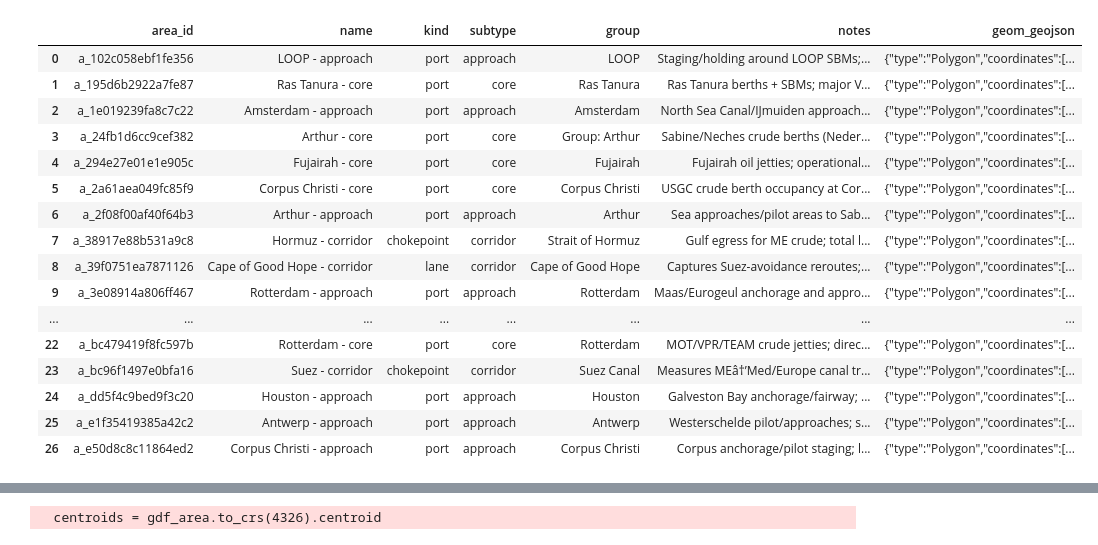
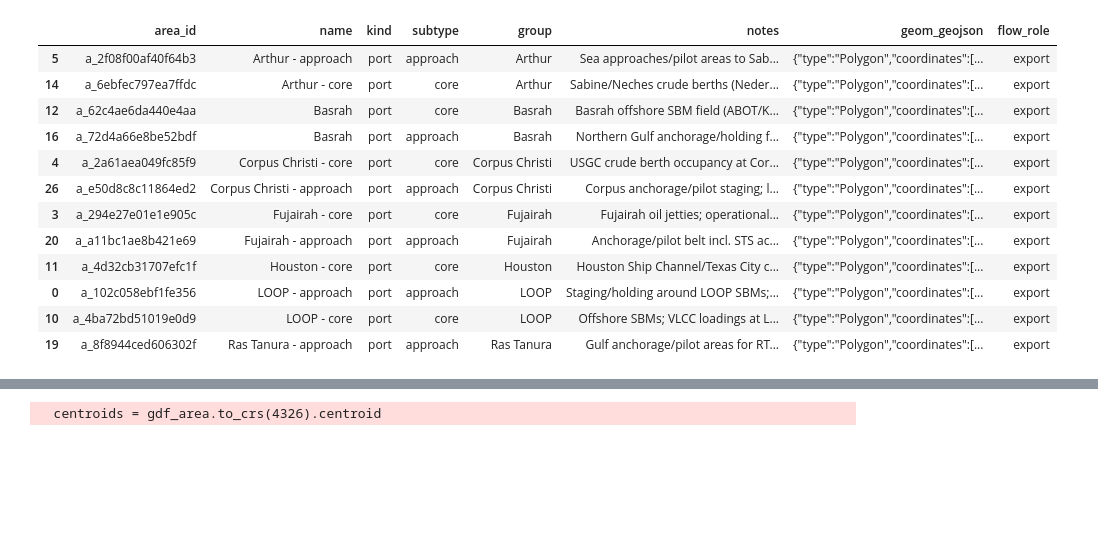
Before and after one commit to amitchell-thomson/ais-tracker, a Jupyter notebook: modeling/notebooks/exploration.ipynb, the cells around one changed output, grey strips where cells are left out. Drawn from its saved outputs; the diff is of its cells as text; code cells hidden in the pictures; blank space fills up the shorter version.

Commit message:
seeding flow roles and cleaning workflow

```diff
--- a/modeling/notebooks/exploration.ipynb
+++ b/modeling/notebooks/exploration.ipynb
@@ -1,46 +1,42 @@
 # %%
 import pandas as pd
 from sqlalchemy import create_engine, text
 
 DB_URL = "postgresql+psycopg2://ais:aispass@localhost:5432/ais"
 engine = create_engine(DB_URL)
 
 # If you just want tabular fields (and geometry as readable text/GeoJSON):
 area_sql = text("""
     SELECT area_id, name, kind, subtype, "group", notes,
-           ST_AsGeoJSON(geom, 6) AS geom_geojson
+           ST_AsGeoJSON(geom, 6) AS geom_geojson, flow_role
     FROM public.area
     ORDER BY area_id
 """)
 gate_sql = text("""
     SELECT gate_id, area_id, name, kind, subtype, "group", notes,
            ST_AsGeoJSON(geom, 6) AS geom_geojson
     FROM public.area_gate
     ORDER BY gate_id
 """)
 
 df_area = pd.read_sql(area_sql, engine)
 df_gate = pd.read_sql(gate_sql, engine)
 
-df_area
+df_area[df_area['flow_role'] == 'export'].sort_values(by="group")
 # %% [output]
-|  | area_id | name | kind | subtype | group | notes | geom_geojson |
-| 0 | a_102c058ebf1fe356 | LOOP - approach | port | approach | LOOP | Staging/holding around LOOP SBMs;... | {"type":"Polygon","coordinates":[... |
-| 1 | a_195d6b2922a7fe87 | Ras Tanura - core | port | core | Ras Tanura | Ras Tanura berths + SBMs; major V... | {"type":"Polygon","coordinates":[... |
-| 2 | a_1e019239fa8c7c22 | Amsterdam - approach | port | approach | Amsterdam | North Sea Canal/IJmuiden approach... | {"type":"Polygon","coordinates":[... |
-| 3 | a_24fb1d6cc9cef382 | Arthur - core | port | core | Group: Arthur | Sabine/Neches crude berths (Neder... | {"type":"Polygon","coordinates":[... |
-| 4 | a_294e27e01e1e905c | Fujairah - core | port | core | Fujairah | Fujairah oil jetties; operational... | {"type":"Polygon","coordinates":[... |
-| 5 | a_2a61aea049fc85f9 | Corpus Christi - core | port | core | Corpus Christi | USGC crude berth occupancy at Cor... | {"type":"Polygon","coordinates":[... |
-| 6 | a_2f08f00af40f64b3 | Arthur - approach | port | approach | Arthur | Sea approaches/pilot areas to Sab... | {"type":"Polygon","coordinates":[... |
-| 7 | a_38917e88b531a9c8 | Hormuz - corridor | chokepoint | corridor | Strait of Hormuz | Gulf egress for ME crude; total l... | {"type":"Polygon","coordinates":[... |
-| 8 | a_39f0751ea7871126 | Cape of Good Hope - corridor | lane | corridor | Cape of Good Hope | Captures Suez-avoidance reroutes;... | {"type":"Polygon","coordinates":[... |
-| 9 | a_3e08914a806ff467 | Rotterdam - approach | port | approach | Rotterdam | Maas/Eurogeul anchorage and appro... | {"type":"Polygon","coordinates":[... |
-| ... | ... | ... | ... | ... | ... | ... | ... |
-| 22 | a_bc479419f8fc597b | Rotterdam - core | port | core | Rotterdam | MOT/VPR/TEAM crude jetties; direc... | {"type":"Polygon","coordinates":[... |
-| 23 | a_bc96f1497e0bfa16 | Suez - corridor | chokepoint | corridor | Suez Canal | Measures MEâ†’Med/Europe canal tr... | {"type":"Polygon","coordinates":[... |
-| 24 | a_dd5f4c9bed9f3c20 | Houston - approach | port | approach | Houston | Galveston Bay anchorage/fairway; ... | {"type":"Polygon","coordinates":[... |
-| 25 | a_e1f35419385a42c2 | Antwerp - approach | port | approach | Antwerp | Westerschelde pilot/approaches; s... | {"type":"Polygon","coordinates":[... |
-| 26 | a_e50d8c8c11864ed2 | Corpus Christi - approach | port | approach | Corpus Christi | Corpus anchorage/pilot staging; l... | {"type":"Polygon","coordinates":[... |
+|  | area_id | name | kind | subtype | group | notes | geom_geojson | flow_role |
+| 5 | a_2f08f00af40f64b3 | Arthur - approach | port | approach | Arthur | Sea approaches/pilot areas to Sab... | {"type":"Polygon","coordinates":[... | export |
+| 14 | a_6ebfec797ea7ffdc | Arthur - core | port | core | Arthur | Sabine/Neches crude berths (Neder... | {"type":"Polygon","coordinates":[... | export |
+| 12 | a_62c4ae6da440e4aa | Basrah | port | core | Basrah | Basrah offshore SBM field (ABOT/K... | {"type":"Polygon","coordinates":[... | export |
+| 16 | a_72d4a66e8be52bdf | Basrah | port | approach | Basrah | Northern Gulf anchorage/holding f... | {"type":"Polygon","coordinates":[... | export |
+| 4 | a_2a61aea049fc85f9 | Corpus Christi - core | port | core | Corpus Christi | USGC crude berth occupancy at Cor... | {"type":"Polygon","coordinates":[... | export |
+| 26 | a_e50d8c8c11864ed2 | Corpus Christi - approach | port | approach | Corpus Christi | Corpus anchorage/pilot staging; l... | {"type":"Polygon","coordinates":[... | export |
+| 3 | a_294e27e01e1e905c | Fujairah - core | port | core | Fujairah | Fujairah oil jetties; operational... | {"type":"Polygon","coordinates":[... | export |
+| 20 | a_a11bc1ae8b421e69 | Fujairah - approach | port | approach | Fujairah | Anchorage/pilot belt incl. STS ac... | {"type":"Polygon","coordinates":[... | export |
+| 11 | a_4d32cb31707efc1f | Houston - core | port | core | Houston | Houston Ship Channel/Texas City c... | {"type":"Polygon","coordinates":[... | export |
+| 0 | a_102c058ebf1fe356 | LOOP - approach | port | approach | LOOP | Staging/holding around LOOP SBMs;... | {"type":"Polygon","coordinates":[... | export |
+| 10 | a_4ba72bd51019e0d9 | LOOP - core | port | core | LOOP | Offshore SBMs; VLCC loadings at L... | {"type":"Polygon","coordinates":[... | export |
+| 19 | a_8f8944ced606302f | Ras Tanura - approach | port | approach | Ras Tanura | Gulf anchorage/pilot areas for RT... | {"type":"Polygon","coordinates":[... | export |
 # %%
 df_gate
 # %% [output]
```
Also changed, not shown: 6 other files.
